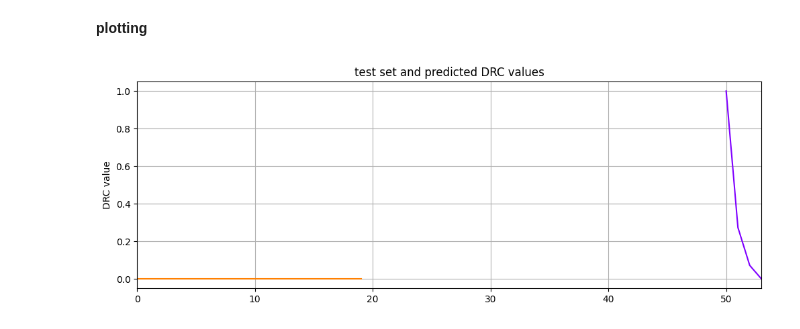
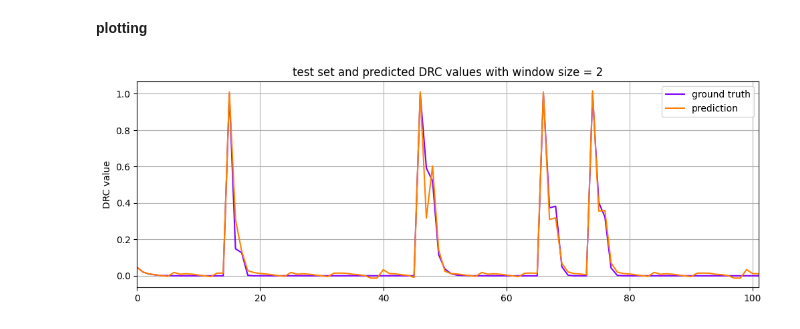
Before and after one commit to wrhlearner/DL-code-for-detailed-routing, a Jupyter notebook: src/ny-stock-price-prediction-custom-dataset.ipynb, the cells around one changed output. Drawn from its saved outputs; the diff is of its cells as text; code cells hidden in the pictures.

```diff
--- a/src/ny-stock-price-prediction-custom-dataset.ipynb
+++ b/src/ny-stock-price-prediction-custom-dataset.ipynb
@@ -189,4 +192,6 @@ plt.show()
 # %%
+from sklearn.preprocessing import MinMaxScaler
+
 # for each design, drop 2nd to nth DRC sequence whose DRC = 0
 def preprocessing(df: pd.core.frame.DataFrame, dropCols: list, norm: list) -> pd.core.frame.DataFrame:
     """For each design, normalize DRC values to [0, 1],
@@ -206,6 +211,7 @@ def preprocessing(df: pd.core.frame.DataFrame, dropCols: list, norm: list) -> pd
             if df.at[x, 'DRC'] == 0:
                 break
             df.at[x, 'DRC'] = float(df.loc[x, 'DRC'] / maxValue)
+        # print(f"design {i} data: {df[df['design'] == i]}")
     # dataset-wise operations: replace non-numerical values
     # ripupMode: ALL->0, DRC->1, NEARDRC->2
     # followGuide: True->1, False->0
@@ -214,20 +220,23 @@ def preprocessing(df: pd.core.frame.DataFrame, dropCols: list, norm: list) -> pd
     df.replace('NEARDRC', 1, inplace=True)
     df.replace(True, 1, inplace=True)
     df.replace(False, 0, inplace=True)
+    # for i in design:
+    #     print(f"design {i} data: {df[df['design'] == i]}")
     # drop columns
     df = df.drop(columns=dropCols)
+    # for i in range(len(df)):
+    #     print(f"index {i}: {df.iloc[i, :]}")
     # normalize coefficients
     for column in norm:
-        scale = 0.5 * (df[column].max() - df[column].min())
-        df[column] = df[column] /scale
-        maxValue = df[column].max()
-        df[column] = df[column] - (maxValue - 1)
-
-    return df.reindex(np.arange(len(df)))
+        sc = MinMaxScaler(feature_range=(-1, 1))
+        df[column] = sc.fit_transform(df[column].to_numpy().reshape(-1, 1))
+        # print(f"column {column}, df \n{df}\n\n")
+    return df
 # %%
 drop = ['design', 'size']
 norm = ['offset', 'mazeEndIter', 'DRCCost', 'MarkerCost', 'FixedShapeCost', 'Decay']
-df = preprocessing(df, drop, norm)
+# norm = ['offset', 'mazeEndIter', 'DRCCost', 'FixedShapeCost', 'Decay']
+df = preprocessing(df.copy(), drop, norm)
 # %%
 df
 # %% [output]
@@ -425,7 +436,7 @@ def input_data(dataX,datay,ws):
     return out
 # %%
 # define a window size
-window_size = 20
+window_size = 2
 # apply X_train_norm and y_train_norm to get window sliding results
 train = input_data(X_train, y_train, window_size)
 # %%
@@ -577,7 +566,7 @@ LSTMnetwork(
 # %% [markdown]
 **training**
 # %%
-epochs = 50
+epochs = 100
 
 import time
 start_time = time.time()
@@ -698,16 +694,17 @@ tensor([   nan,    nan,    nan,    nan,    nan,    nan,    nan,    nan,    nan,
 # %%
 fig = plt.figure(figsize=(12,4))
 x = np.arange(X_test.shape[0])
-plt.title('test set and predicted DRC values')
+plt.title(f'test set and predicted DRC values with window size = {window_size}')
 plt.ylabel('DRC value')
 plt.grid(True)
 plt.autoscale(axis='x',tight=True)
 # fig.autofmt_xdate()
 
 # predict = np.vstack((np.zeros(window_size).reshape(-1, 1), true_predictions))
-predict = np.vstack((np.zeros(window_size).reshape(-1, 1), preds))
-plt.plot(x, list(X_test[:, -1]), color='#8000ff')
-plt.plot(x, predict, color='#ff8000')
+predict = np.vstack((np.array(X_test[:window_size, -1]).reshape(-1, 1), preds))
+plt.plot(x, np.array(X_test[:, -1]), color='#8000ff', label='ground truth')
+plt.plot(x, predict, color='#ff8000', label='prediction')
+plt.legend()
 plt.show()
 # %% [output]
-[figure, old version]
+[figure, new version]
```
Also changed, not shown: parts of 23 cells of this notebook, 40 other files.
